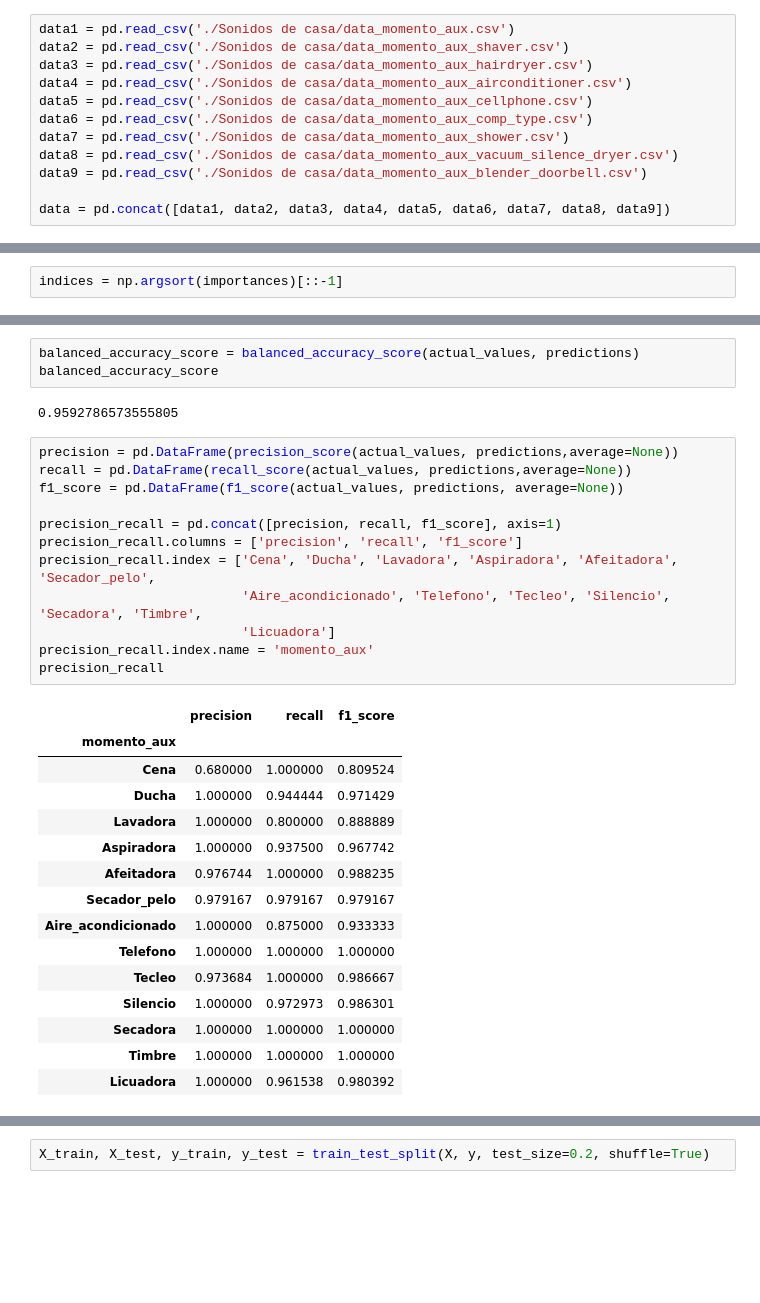
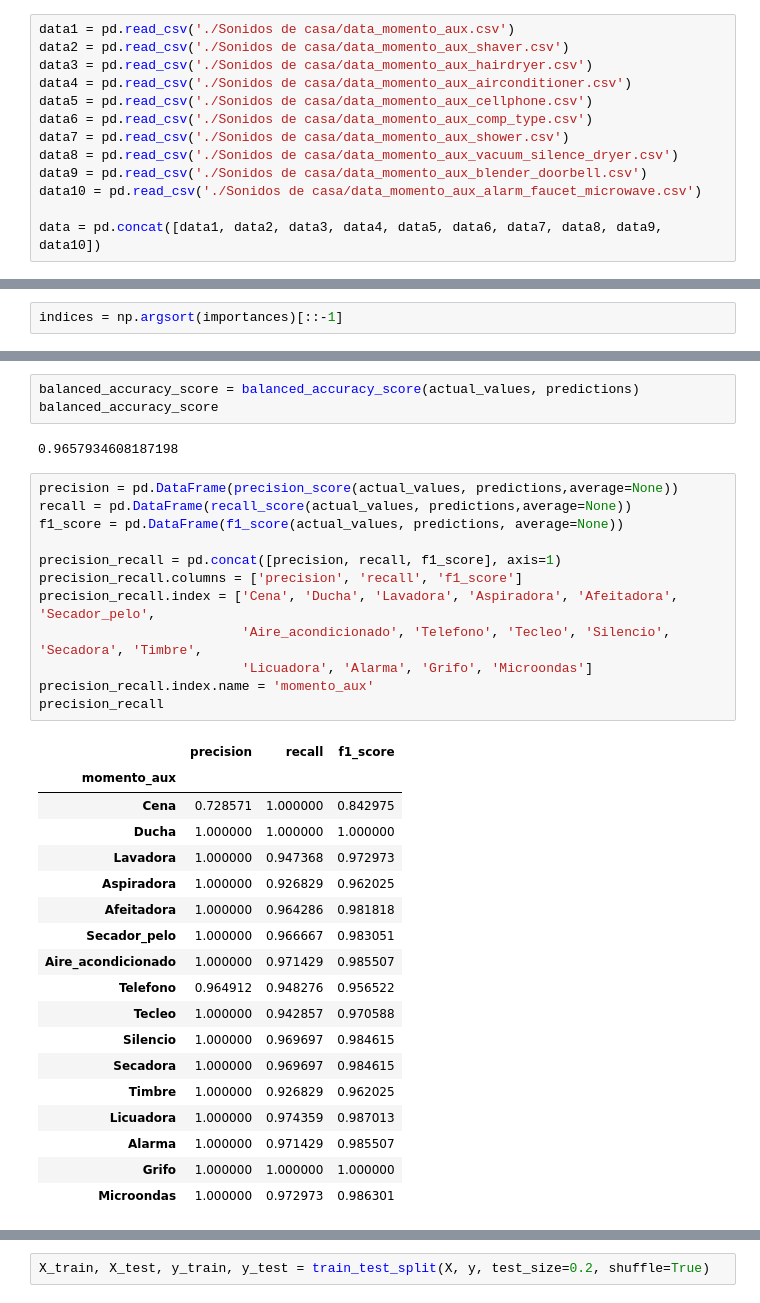
Before and after one commit to alejandroperela/datamad0119, a Jupyter notebook: final-project/RandomForest.ipynb, the cells around one changed output, grey strips where cells are left out. Saved outputs shown, nothing was run; the diff lists cells and outputs as text; blank space fills up the shorter version.

```diff
--- a/final-project/RandomForest.ipynb
+++ b/final-project/RandomForest.ipynb
@@ -48,8 +48,9 @@ data6 = pd.read_csv('./Sonidos de casa/data_momento_aux_comp_type.csv')
 data7 = pd.read_csv('./Sonidos de casa/data_momento_aux_shower.csv')
 data8 = pd.read_csv('./Sonidos de casa/data_momento_aux_vacuum_silence_dryer.csv')
 data9 = pd.read_csv('./Sonidos de casa/data_momento_aux_blender_doorbell.csv')
+data10 = pd.read_csv('./Sonidos de casa/data_momento_aux_alarm_faucet_microwave.csv')
 
-data = pd.concat([data1, data2, data3, data4, data5, data6, data7, data8, data9])
+data = pd.concat([data1, data2, data3, data4, data5, data6, data7, data8, data9, data10])
 # %%
 data.head()
 # %% [output]
@@ -224,35 +233,38 @@ accuracy_score
 balanced_accuracy_score = balanced_accuracy_score(actual_values, predictions)
 balanced_accuracy_score
 # %% [output]
-0.9592786573555805
+0.9657934608187198
 # %%
 precision = pd.DataFrame(precision_score(actual_values, predictions,average=None))
 recall = pd.DataFrame(recall_score(actual_values, predictions,average=None))
 f1_score = pd.DataFrame(f1_score(actual_values, predictions, average=None))
 
 precision_recall = pd.concat([precision, recall, f1_score], axis=1)
 precision_recall.columns = ['precision', 'recall', 'f1_score']
 precision_recall.index = ['Cena', 'Ducha', 'Lavadora', 'Aspiradora', 'Afeitadora', 'Secador_pelo',
                           'Aire_acondicionado', 'Telefono', 'Tecleo', 'Silencio', 'Secadora', 'Timbre',
-                          'Licuadora']
+                          'Licuadora', 'Alarma', 'Grifo', 'Microondas']
 precision_recall.index.name = 'momento_aux'
 precision_recall
 # %% [output]
 |  | precision | recall | f1_score |
 | momento_aux |  |  |  |
-| Cena | 0.680000 | 1.000000 | 0.809524 |
-| Ducha | 1.000000 | 0.944444 | 0.971429 |
-| Lavadora | 1.000000 | 0.800000 | 0.888889 |
-| Aspiradora | 1.000000 | 0.937500 | 0.967742 |
-| Afeitadora | 0.976744 | 1.000000 | 0.988235 |
-| Secador_pelo | 0.979167 | 0.979167 | 0.979167 |
-| Aire_acondicionado | 1.000000 | 0.875000 | 0.933333 |
-| Telefono | 1.000000 | 1.000000 | 1.000000 |
-| Tecleo | 0.973684 | 1.000000 | 0.986667 |
-| Silencio | 1.000000 | 0.972973 | 0.986301 |
-| Secadora | 1.000000 | 1.000000 | 1.000000 |
-| Timbre | 1.000000 | 1.000000 | 1.000000 |
-| Licuadora | 1.000000 | 0.961538 | 0.980392 |
+| Cena | 0.728571 | 1.000000 | 0.842975 |
+| Ducha | 1.000000 | 1.000000 | 1.000000 |
+| Lavadora | 1.000000 | 0.947368 | 0.972973 |
+| Aspiradora | 1.000000 | 0.926829 | 0.962025 |
+| Afeitadora | 1.000000 | 0.964286 | 0.981818 |
+| Secador_pelo | 1.000000 | 0.966667 | 0.983051 |
+| Aire_acondicionado | 1.000000 | 0.971429 | 0.985507 |
+| Telefono | 0.964912 | 0.948276 | 0.956522 |
+| Tecleo | 1.000000 | 0.942857 | 0.970588 |
+| Silencio | 1.000000 | 0.969697 | 0.984615 |
+| Secadora | 1.000000 | 0.969697 | 0.984615 |
+| Timbre | 1.000000 | 0.926829 | 0.962025 |
+| Licuadora | 1.000000 | 0.974359 | 0.987013 |
+| Alarma | 1.000000 | 0.971429 | 0.985507 |
+| Grifo | 1.000000 | 1.000000 | 1.000000 |
+| Microondas | 1.000000 | 0.972973 | 0.986301 |
 # %%
 def plot_confusion_matrix(y_true, y_pred, classes, normalize=False, title=None, cmap=plt.cm.Blues):
     """
```
Also changed, not shown: parts of 14 cells of this notebook, 4 other files.
